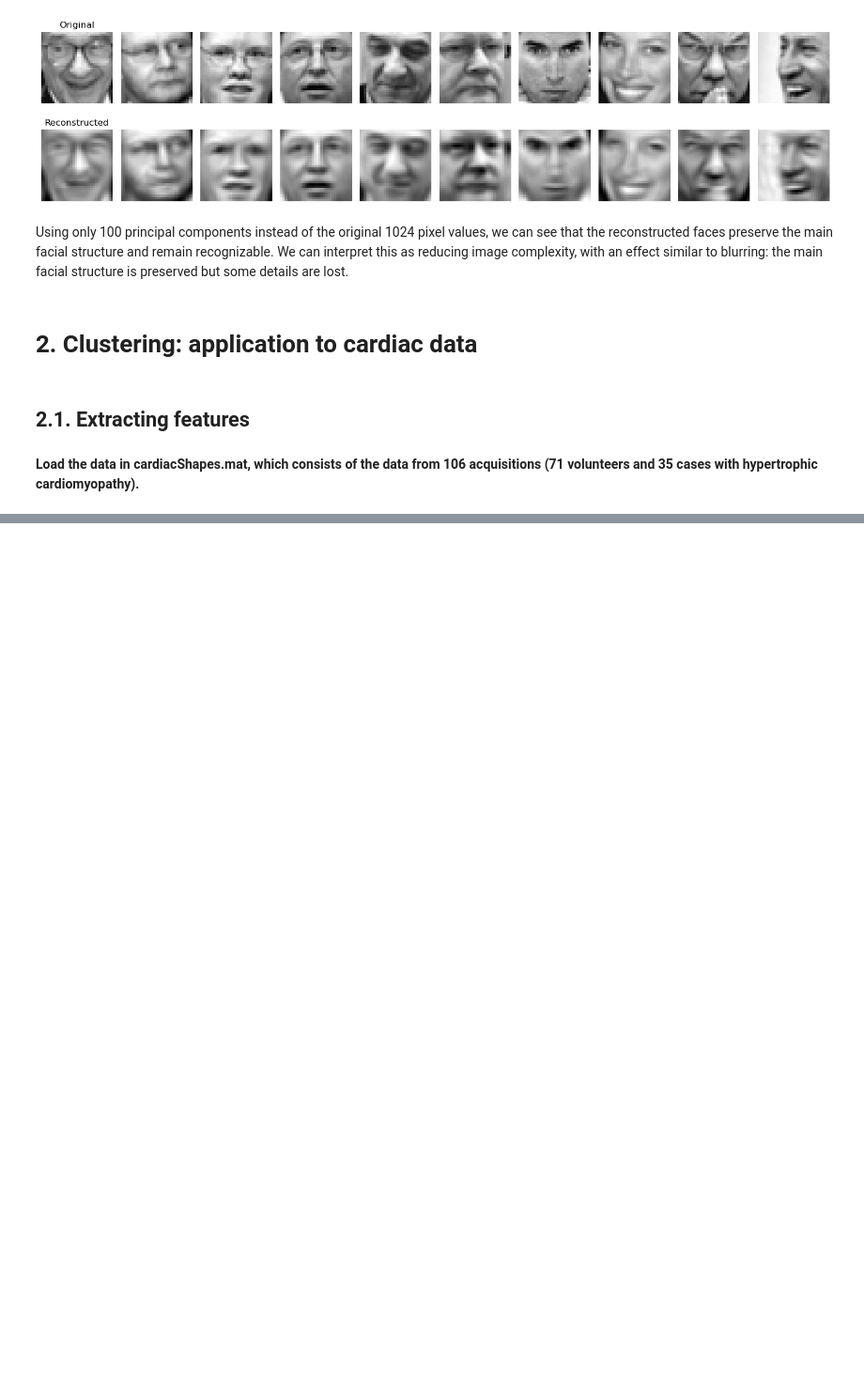
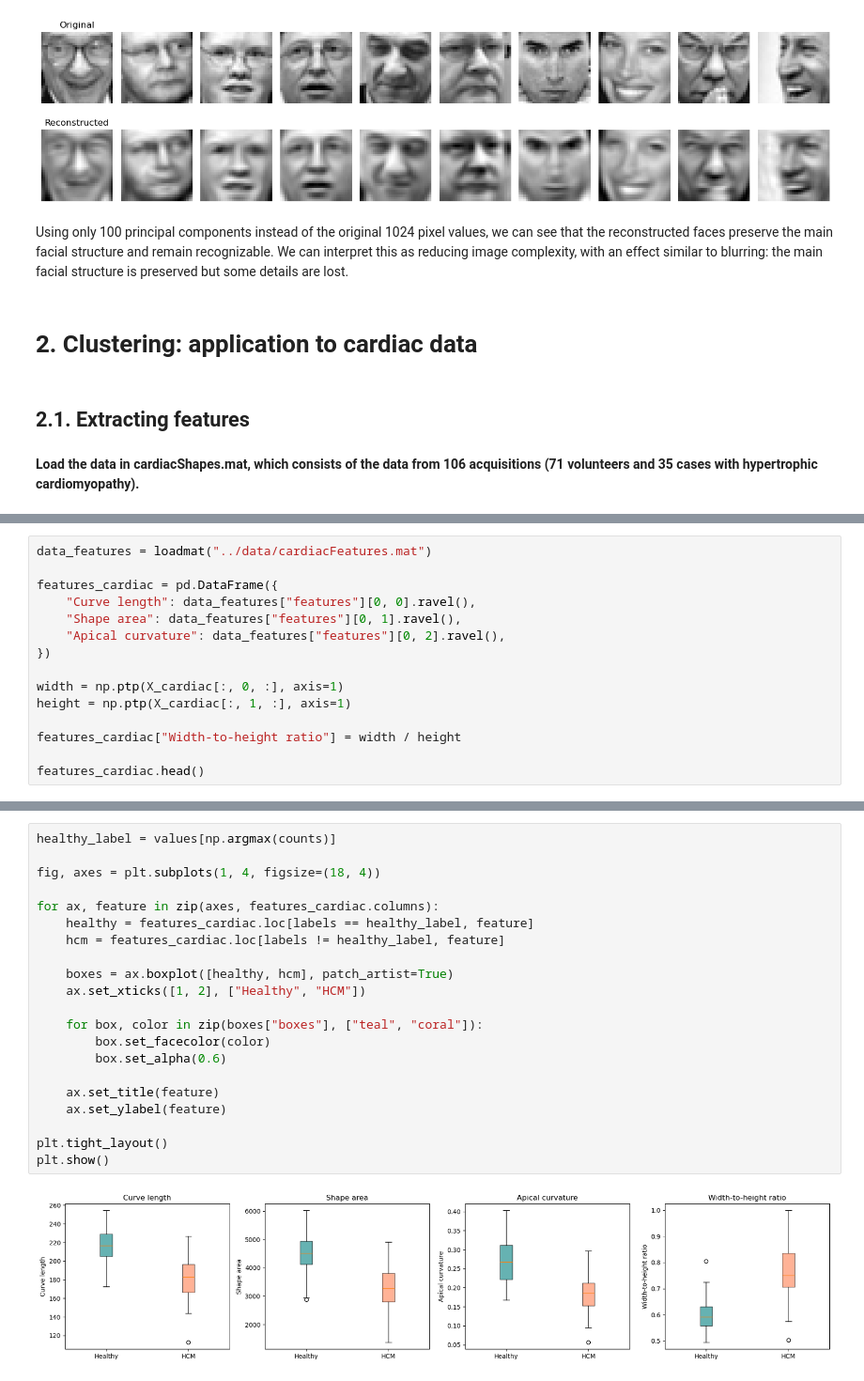
Before and after one commit to pmendez252/data_science-unsupervised_learning, a Jupyter notebook: notebooks/01_first_test_labo.ipynb, the cells around one changed output, grey strips where cells are left out. Shown at 94% size. Cells and saved outputs as stored; diff of their text form; blank space fills up the shorter version.

```diff
--- a/notebooks/01_first_test_labo.ipynb
+++ b/notebooks/01_first_test_labo.ipynb
@@ -380,0 +433,15 @@ Using only 100 principal components instead of the original 1024 pixel values, w
+# %%
+data_features = loadmat("../data/cardiacFeatures.mat")
+
+features_cardiac = pd.DataFrame({
+	"Curve length": data_features["features"][0, 0].ravel(),
+	"Shape area": data_features["features"][0, 1].ravel(),
+	"Apical curvature": data_features["features"][0, 2].ravel(),
+})
+
+width = np.ptp(X_cardiac[:, 0, :], axis=1)
+height = np.ptp(X_cardiac[:, 1, :], axis=1)
+
+features_cardiac["Width-to-height ratio"] = width / height
+
+features_cardiac.head()
@@ -380,0 +455,23 @@ Using only 100 principal components instead of the original 1024 pixel values, w
+# %%
+healthy_label = values[np.argmax(counts)]
+
+fig, axes = plt.subplots(1, 4, figsize=(18, 4))
+
+for ax, feature in zip(axes, features_cardiac.columns):
+	healthy = features_cardiac.loc[labels == healthy_label, feature]
+	hcm = features_cardiac.loc[labels != healthy_label, feature]
+
+	boxes = ax.boxplot([healthy, hcm], patch_artist=True)
+	ax.set_xticks([1, 2], ["Healthy", "HCM"])
+
+	for box, color in zip(boxes["boxes"], ["teal", "coral"]):
+		box.set_facecolor(color)
+		box.set_alpha(0.6)
+
+	ax.set_title(feature)
+	ax.set_ylabel(feature)
+
+plt.tight_layout()
+plt.show()
+# %% [output]
+[figure, added]
```
Also changed, not shown: parts of 27 cells of this notebook.
